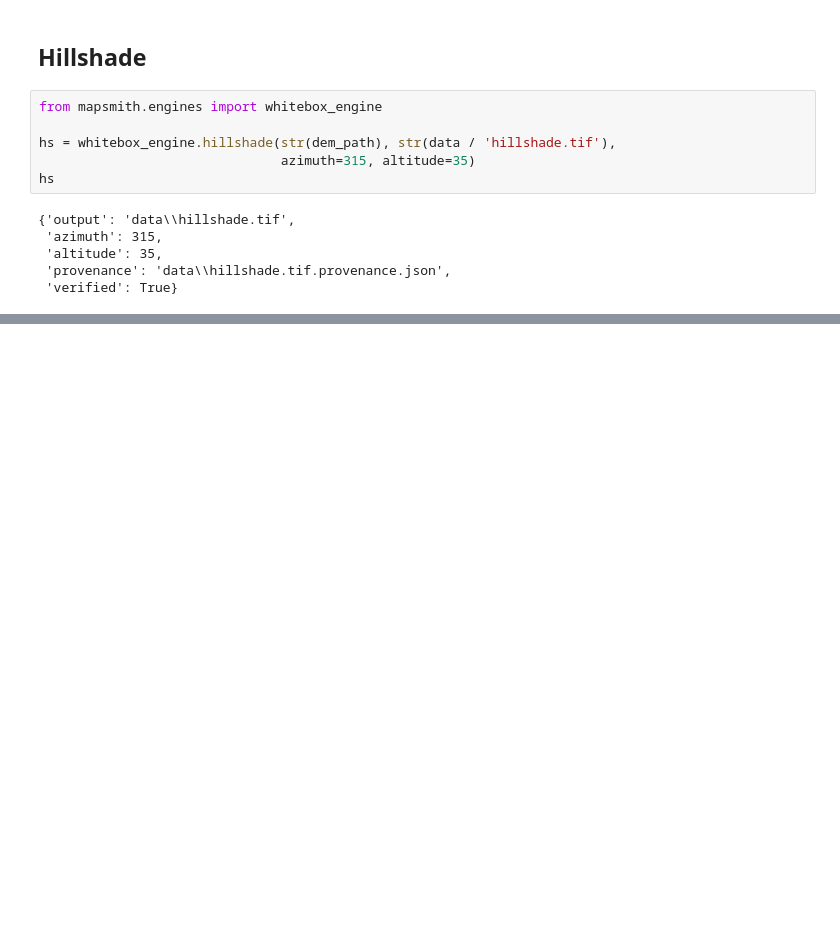
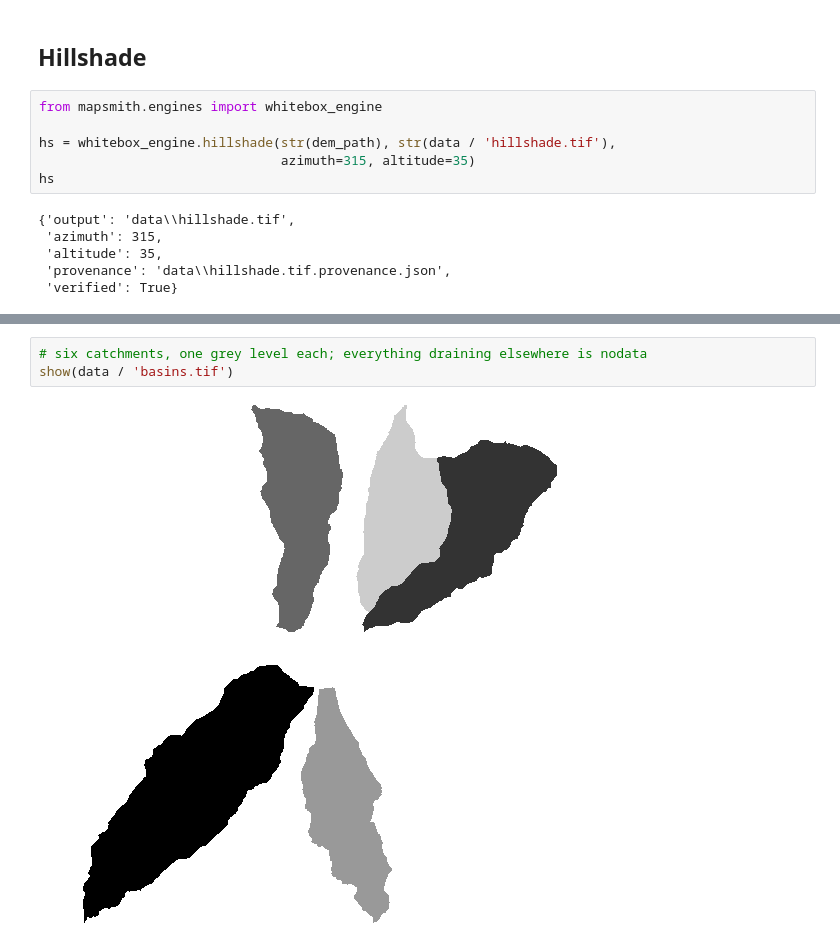
Before and after one commit to mapsmith-ai/MapSmith, a Jupyter notebook: examples/02_terrain_hydrology.ipynb, the cells around one changed output, grey strips where cells are left out. Drawn from its saved outputs; the diff is of its cells as text; blank space fills up the shorter version.

```diff
--- a/examples/02_terrain_hydrology.ipynb
+++ b/examples/02_terrain_hydrology.ipynb
@@ -106,3 +120,8 @@ Image(data=base64.b64decode(png['png_data_uri'].split(',', 1)[1]), width=360)
+# %%
+# six catchments, one grey level each; everything draining elsewhere is nodata
+show(data / 'basins.tif')
+# %% [output]
+[figure, added]
 # %% [markdown]
 ## Zonal statistics on the DEM
 
```
Also changed, not shown: parts of 21 cells of this notebook, 6 other files.
